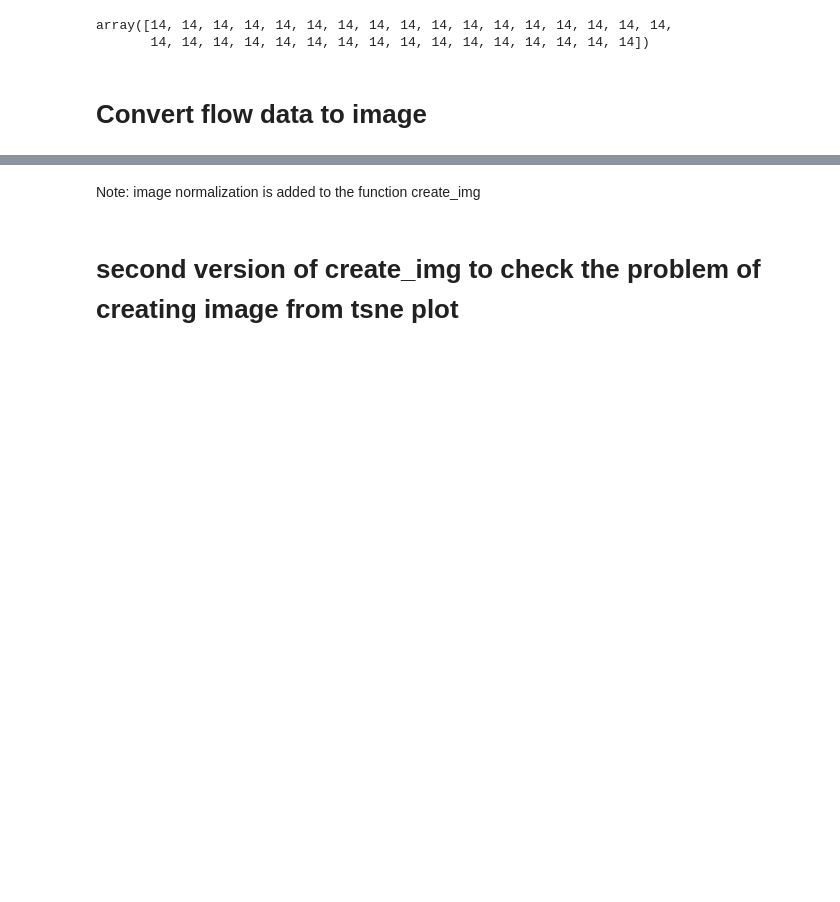
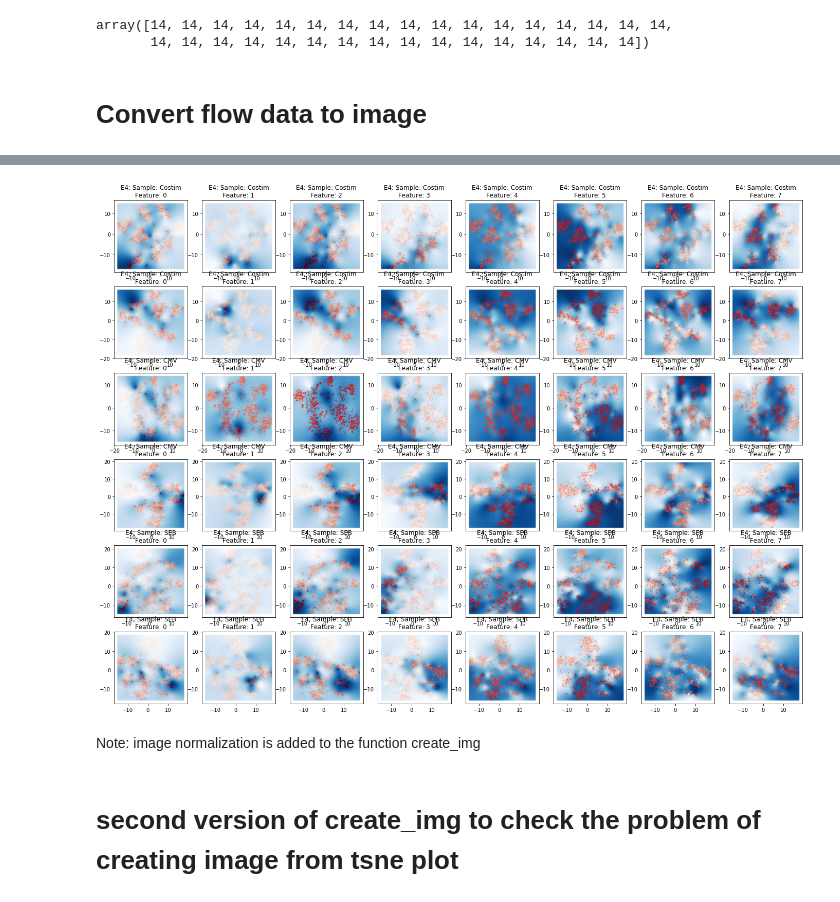
Before and after one commit to clintko/Proj_SingleCell, a Jupyter notebook: 11 Flow to image of EQAPOL Normal Data.ipynb, the cells around one changed output, grey strips where cells are left out. Drawn from its saved outputs; the diff is of its cells as text; code cells hidden in the pictures; blank space fills up the shorter version.

```diff
--- a/11 Flow to image of EQAPOL Normal Data.ipynb
+++ b/11 Flow to image of EQAPOL Normal Data.ipynb
@@ -42,6 +50,6 @@ print("The data are input.")
 The data are input.
 # %%
-samples      = np.array(list(data_Costim) + list(data_CMV) + list(data_SEB))
+data_samples      = np.array(list(data_Costim) + list(data_CMV) + list(data_SEB))
 label_groups = np.array(            \
     [0] * len(list(data_Costim)) +  \
     [1] * len(list(data_CMV)) +     \
@@ -130,0 +517,25 @@ array([14, 14, 14, 14, 14, 14, 14, 14, 14, 14, 14, 14, 14, 14, 14, 14, 14,
+# %%
+def plot_tsne(ax, tsne, sample, idx_feature = 0, n_grid = 128, point_size = 2, alpha = 0.5):
+    x   = tsne[:, 0]
+    y   = tsne[:, 1]
+    z   = sample[:, idx_feature]
+
+    ax.scatter(
+        x, y, c = z,
+        s=point_size, alpha=alpha,
+        cmap=plt.get_cmap('Reds'))
+
+################################################
+
+def plot_img(ax, tsne, img, idx_feature = 0, n_grid = 128, point_size = 2, alpha = 0.5):
+    x   = tsne[:, 0]
+    y   = tsne[:, 1]
+    x_c = np.linspace(min(x), max(x), n_grid)
+    y_c = np.linspace(min(y), max(y), n_grid)
+    x_c, y_c = np.meshgrid(x_c, y_c)
+    z_c = img[idx_feature]
+
+    ax.scatter(
+        x_c, y_c, c = z_c,
+        s=point_size, alpha=alpha,
+        cmap=plt.get_cmap('Blues'))
@@ -131,3 +563,22 @@ array([14, 14, 14, 14, 14, 14, 14, 14, 14, 14, 14, 14, 14, 14, 14, 14, 14,
+# %%
+nrow, ncol = 6, 8
+fig, axes = plt.subplots(nrow, ncol, figsize = (ncol * 3, nrow * 3))
+titles = ["Costim", "Costim", "CMV", "CMV", "SEB", "SEB"]
+
+for idx1 in range(nrow):
+    sample = data_samples_E3_subset[idx1]
+    tsne   = data_tsne_E3_subset[idx1]
+    img    = data_img_E3_subset[idx1]
+
+    for idx2 in range(ncol):
+        ax     = axes[idx1, idx2]
+        plot_img( ax, tsne, img, idx_feature = idx2)
+        plot_tsne(ax, tsne, sample, idx_feature = idx2, alpha=0.6)
+        ax.set_title("E4; Sample: " + titles[idx1] + "\n" + "Feature: " + str(idx2))
+
+plt.show()
+# %% [output]
+[figure, added]
 # %% [markdown]
 Note: image normalization is added to the function create_img
 # %%
```
Also changed, not shown: parts of 13 cells of this notebook, 15 other files.
